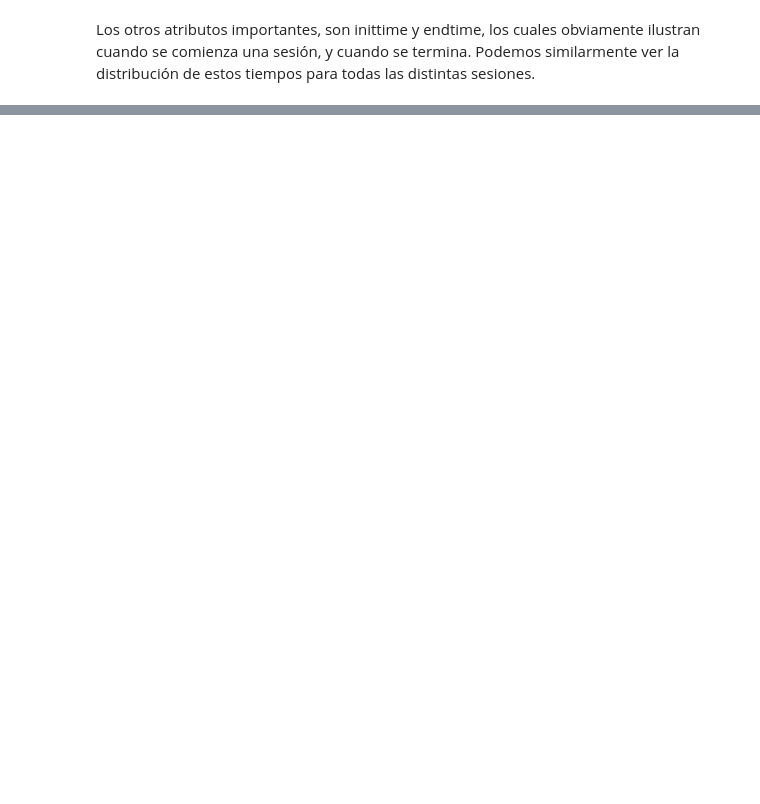
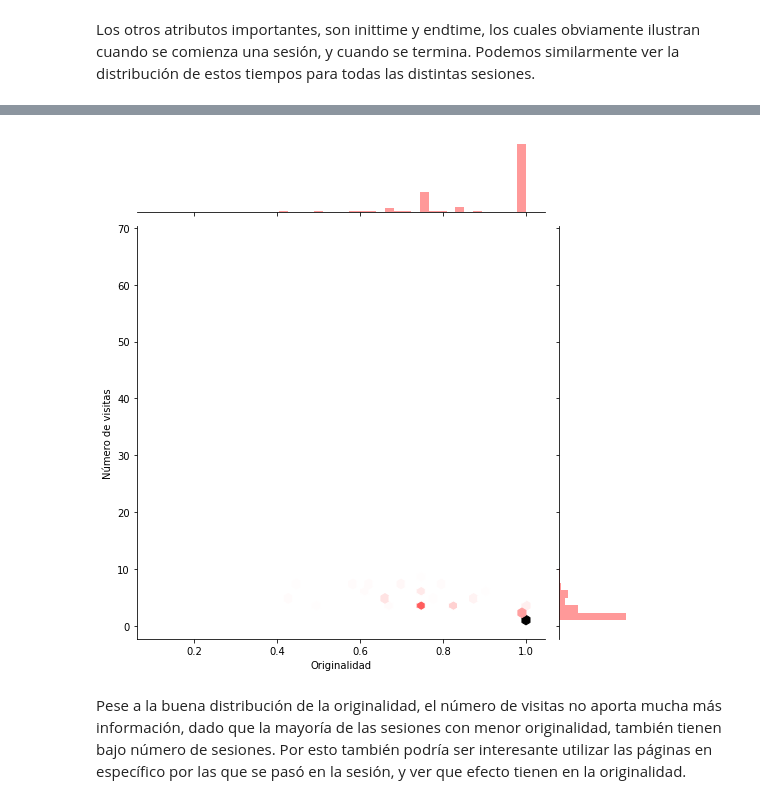
Before and after one commit to danno-s/proyecto-bayes, a Jupyter notebook: Clustering/Exploración.ipynb, the cells around one changed output, grey strips where cells are left out. Drawn from its saved outputs; the diff is of its cells as text; code cells hidden in the pictures; blank space fills up the shorter version.

```diff
--- a/Clustering/Exploración.ipynb
+++ b/Clustering/Exploración.ipynb
@@ -63,0 +122,8 @@ Ahora se logra observar un comportamiento casi lineal del tiempo con respecto a
+# %%
+g =sns.jointplot(x=session_orig, y=session_visits, kind="hex", stat_func=None, size=7.5, color="r")
+g.set_axis_labels("Originalidad","Número de visitas")
+plt.show()
+# %% [output]
+[figure, added]
+# %% [markdown]
+Pese a la buena distribución de la originalidad, el número de visitas no aporta mucha más información, dado que la mayoría de las sesiones con menor originalidad, también tienen bajo número de sesiones. Por esto también podría ser interesante utilizar las páginas en específico por las que se pasó en la sesión, y ver que efecto tienen en la originalidad.
```
Also changed, not shown: parts of 27 cells of this notebook.
